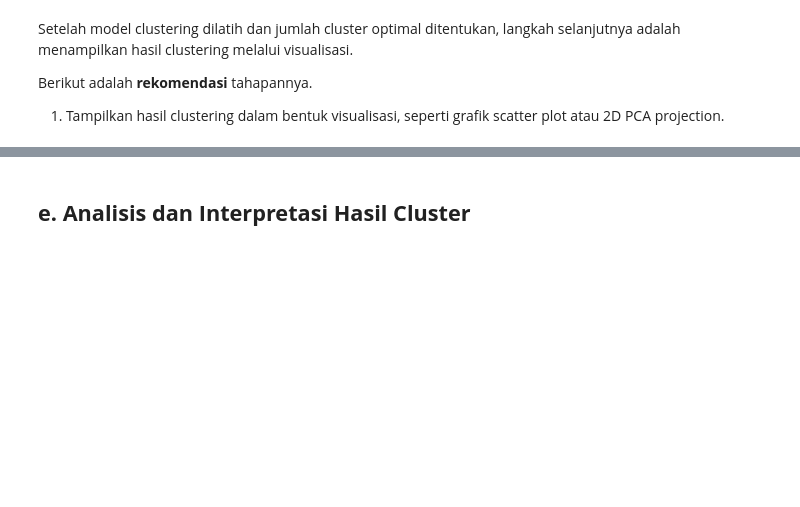
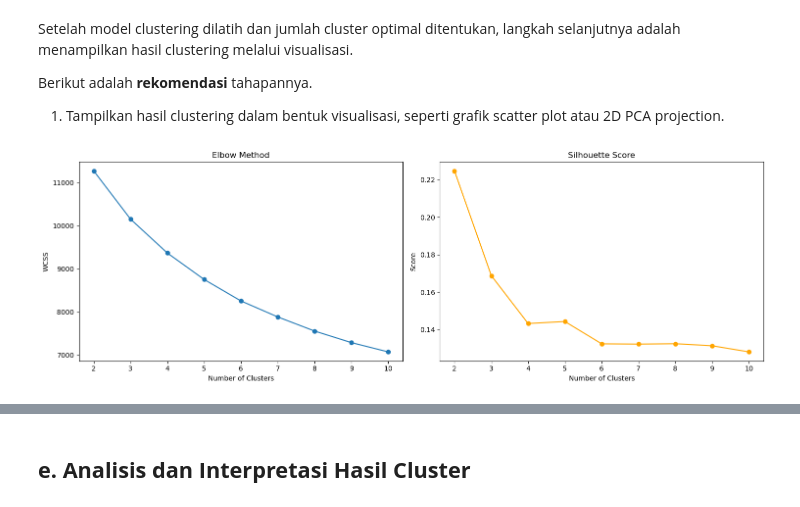
Before and after one commit to RifqiAnshariR/Dicoding-Submissions, a Jupyter notebook: Belajar Dasar Machine Learning/[Clustering]_Submission_Akhir_BMLP_Rifqi Anshari Rasyid.ipynb, the cells around one changed output, grey strips where cells are left out. Cells and saved outputs as stored; diff of their text form; code cells hidden in the pictures; blank space fills up the shorter version.

```diff
--- a/Belajar Dasar Machine Learning/[Clustering]_Submission_Akhir_BMLP_Rifqi Anshari Rasyid.ipynb
+++ b/Belajar Dasar Machine Learning/[Clustering]_Submission_Akhir_BMLP_Rifqi Anshari Rasyid.ipynb
@@ -501,0 +430,18 @@ df['Cluster'] = kmeans.labels_  # Ambil label dari model
+# %%
+# Evaluasi jumlah cluster optimal dengan Elbow Method & Silhouette Score
+wcss = []
+silhouette_scores = []
+k_values = range(2, 11)  # Silhouette tidak bisa dihitung untuk k=1
+
+for k in k_values:
+    kmeans = KMeans(n_clusters=k, random_state=42, n_init=10)
+    cluster_labels = kmeans.fit_predict(processed_data)
+
+    # WCSS untuk Elbow Method
+    wcss.append(kmeans.inertia_)
+
+    # Silhouette Score
+    silhouette_avg = silhouette_score(processed_data, cluster_labels)
+    silhouette_scores.append(silhouette_avg)
+
+print("Silhouette score", silhouette_scores)
@@ -546,0 +504,22 @@ plt.show()
+# %%
+# Plot Elbow Method dan Silhouette Score
+plt.figure(figsize=(15, 5))
+
+# Subplot 1: Elbow Method
+plt.subplot(1, 2, 1)
+plt.plot(k_values, wcss, marker='o')
+plt.title('Elbow Method')
+plt.xlabel('Number of Clusters')
+plt.ylabel('WCSS')
+
+# Subplot 2: Silhouette Score
+plt.subplot(1, 2, 2)
+plt.plot(k_values, silhouette_scores, marker='o', color='orange')
+plt.title('Silhouette Score')
+plt.xlabel('Number of Clusters')
+plt.ylabel('Score')
+
+plt.tight_layout()
+plt.show()
+# %% [output]
+[figure, added]
```
Also changed, not shown: parts of 30 cells of this notebook, 2 other files.
